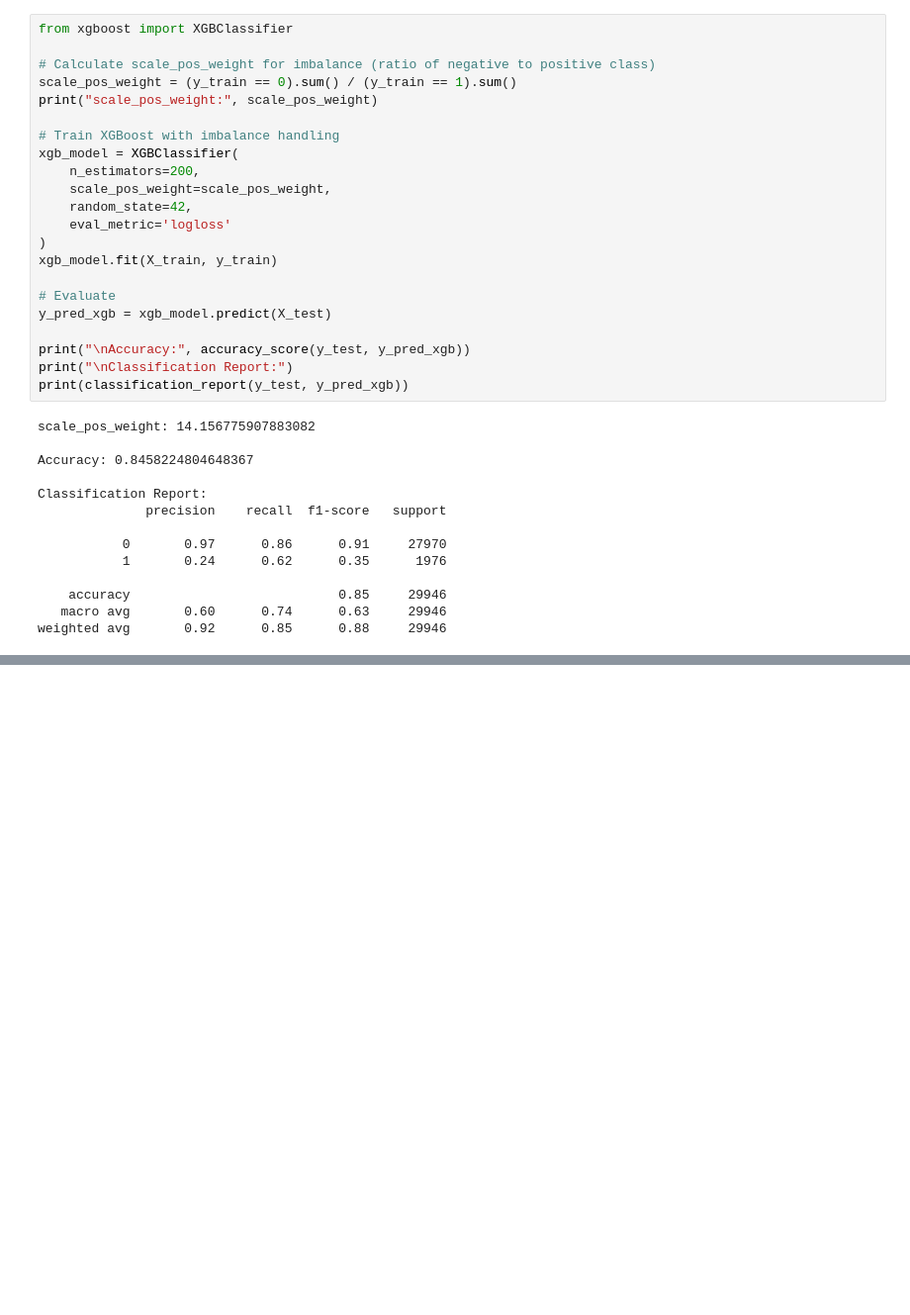
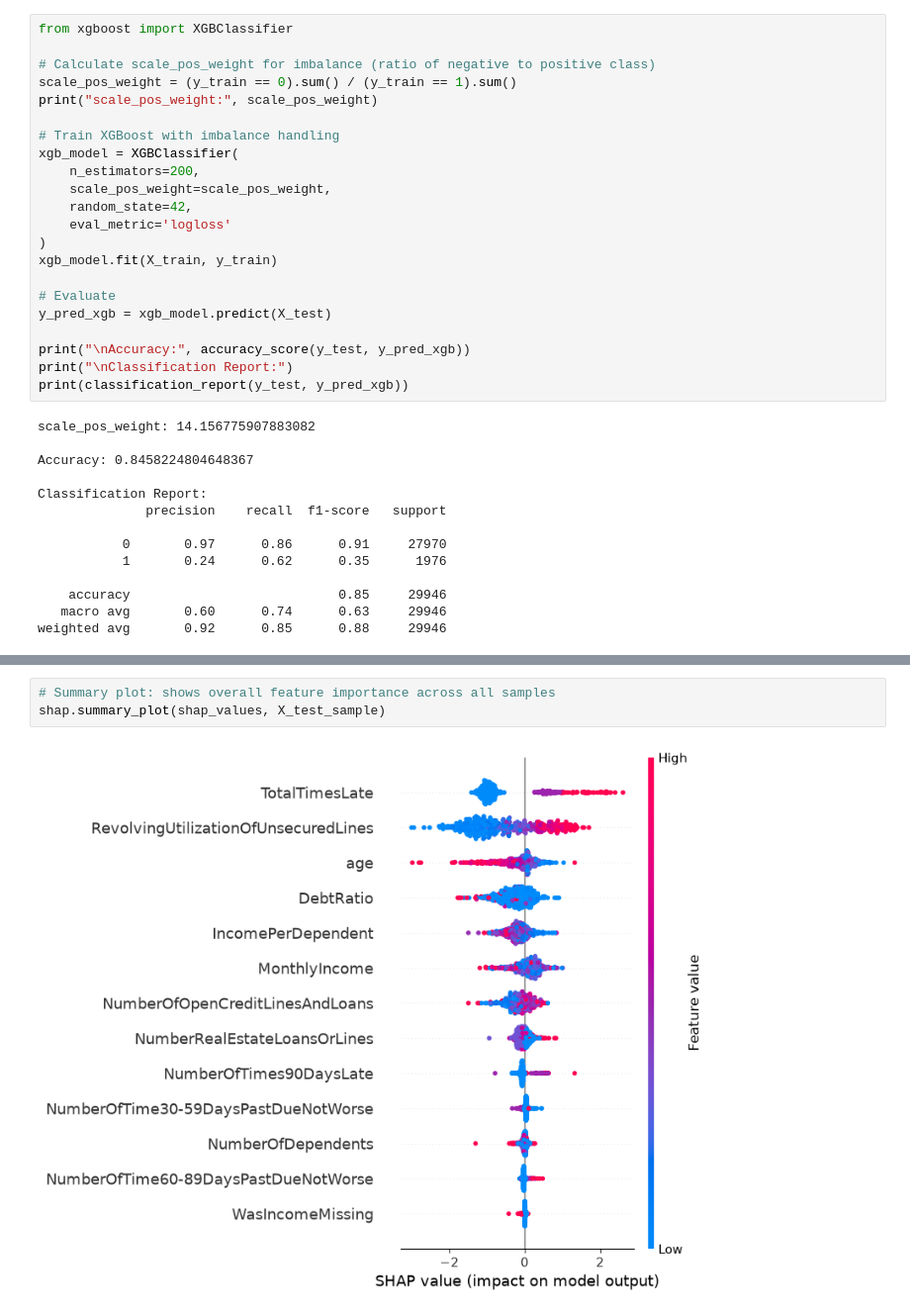
Before and after one commit to ahmed-hussein02/credit-risk-prediction, a Jupyter notebook: explore_data.ipynb, the cells around one changed output, grey strips where cells are left out. Shown at 99% size. Cells and saved outputs as stored; diff of their text form; blank space fills up the shorter version.

```diff
--- a/explore_data.ipynb
+++ b/explore_data.ipynb
@@ -625,0 +692,5 @@ weighted avg       0.92      0.85      0.88     29946
+# %%
+# Summary plot: shows overall feature importance across all samples
+shap.summary_plot(shap_values, X_test_sample)
+# %% [output]
+[figure, added]
```
Also changed, not shown: parts of 6 cells of this notebook, 1 other file.
